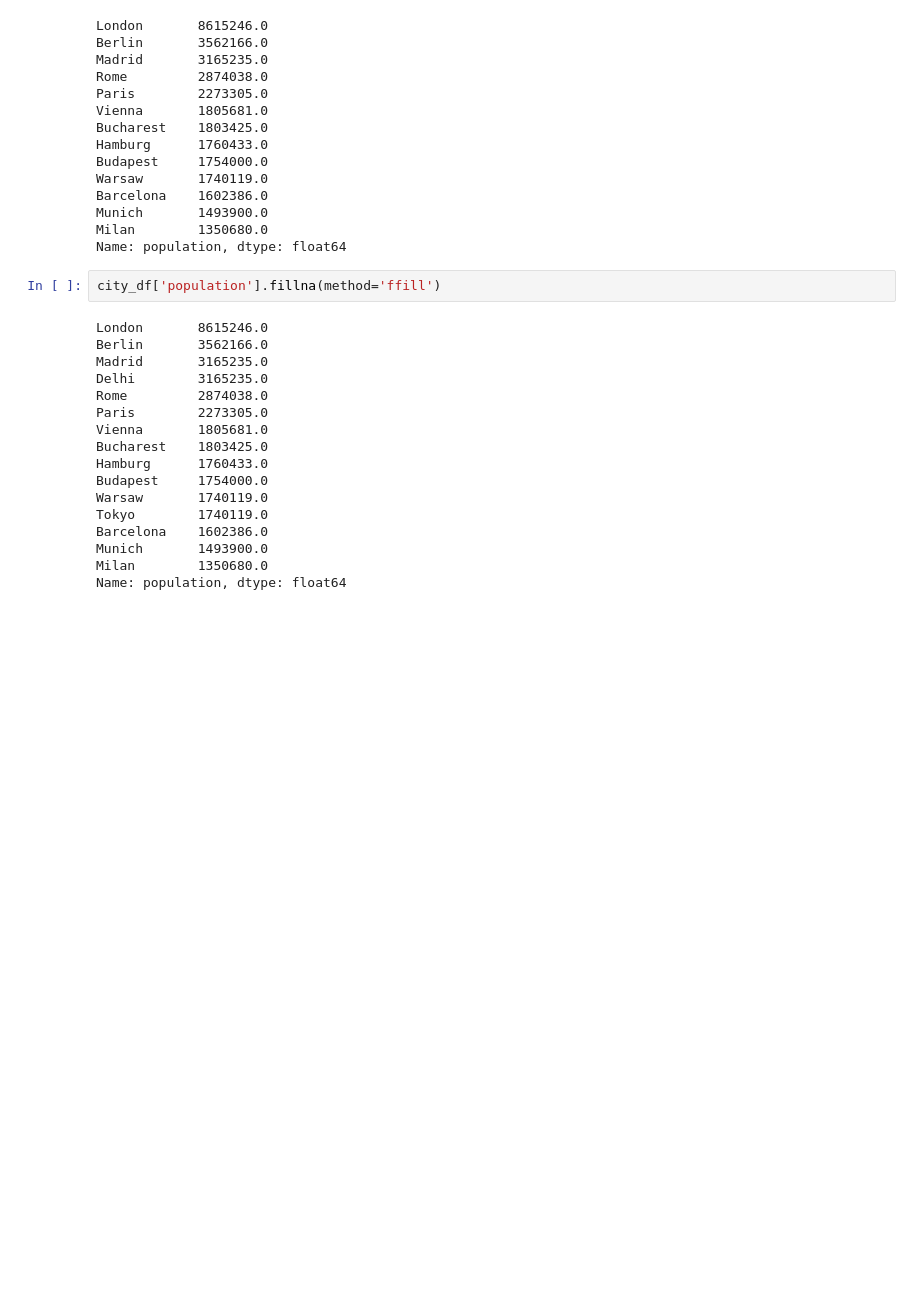
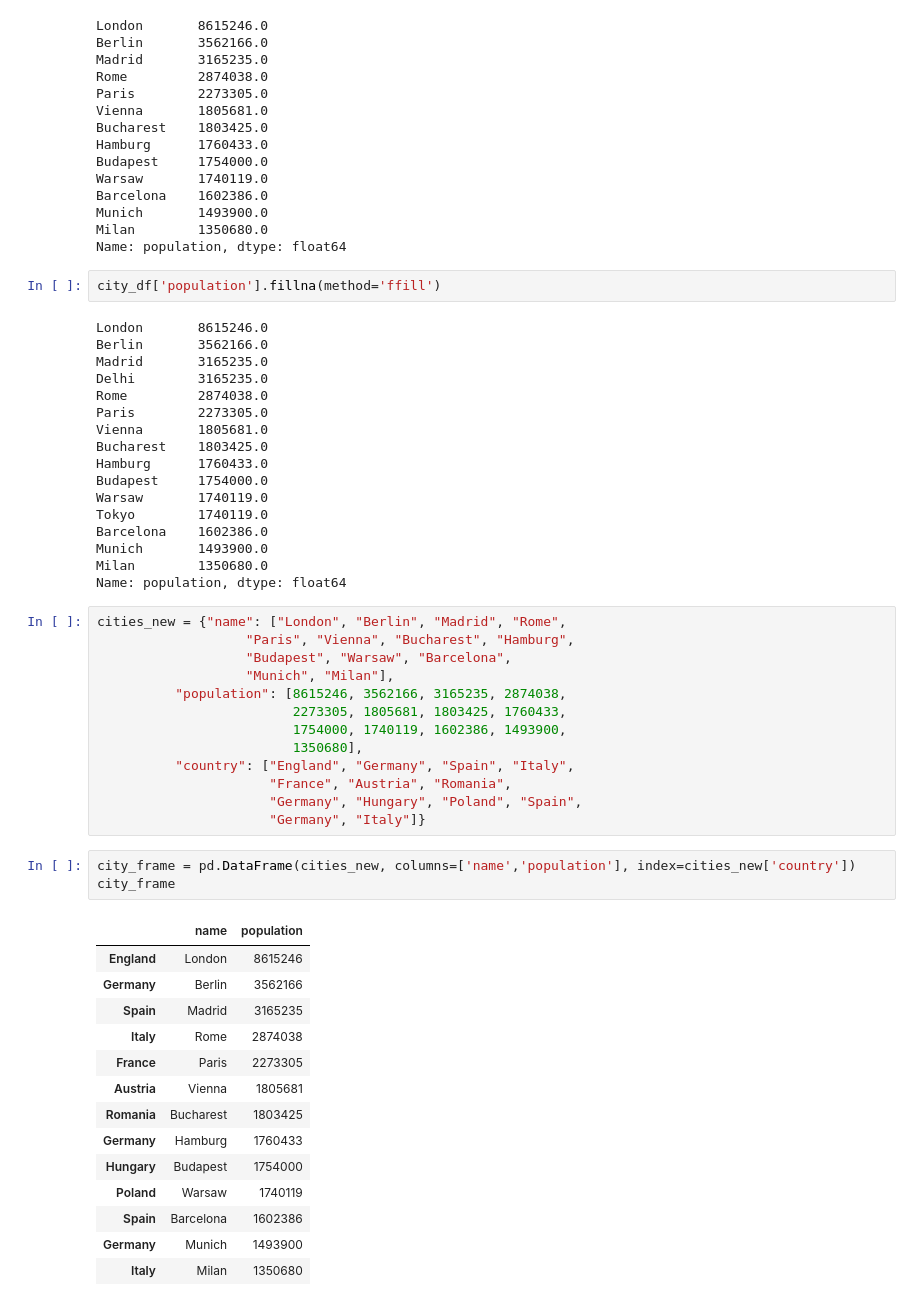
Before and after one commit to raviakasapu/MachineLearning, a Jupyter notebook: Introduction_to_Pandas.ipynb, the cells around one changed output. Drawn from its saved outputs; the diff is of its cells as text; blank space fills up the shorter version.

```diff
--- a/Introduction_to_Pandas.ipynb
+++ b/Introduction_to_Pandas.ipynb
@@ -213,3 +213,34 @@ Barcelona    1602386.0
 Munich       1493900.0
 Milan        1350680.0
 Name: population, dtype: float64
+# %%
+cities_new = {"name": ["London", "Berlin", "Madrid", "Rome",
+                   "Paris", "Vienna", "Bucharest", "Hamburg",
+                   "Budapest", "Warsaw", "Barcelona",
+                   "Munich", "Milan"],
+          "population": [8615246, 3562166, 3165235, 2874038,
+                         2273305, 1805681, 1803425, 1760433,
+                         1754000, 1740119, 1602386, 1493900,
+                         1350680],
+          "country": ["England", "Germany", "Spain", "Italy",
+                      "France", "Austria", "Romania",
+                      "Germany", "Hungary", "Poland", "Spain",
+                      "Germany", "Italy"]}
+# %%
+city_frame = pd.DataFrame(cities_new, columns=['name','population'], index=cities_new['country'])
+city_frame
+# %% [output]
+|  | name | population |
+| England | London | 8615246 |
+| Germany | Berlin | 3562166 |
+| Spain | Madrid | 3165235 |
+| Italy | Rome | 2874038 |
+| France | Paris | 2273305 |
+| Austria | Vienna | 1805681 |
+| Romania | Bucharest | 1803425 |
+| Germany | Hamburg | 1760433 |
+| Hungary | Budapest | 1754000 |
+| Poland | Warsaw | 1740119 |
+| Spain | Barcelona | 1602386 |
+| Germany | Munich | 1493900 |
+| Italy | Milan | 1350680 |
```
